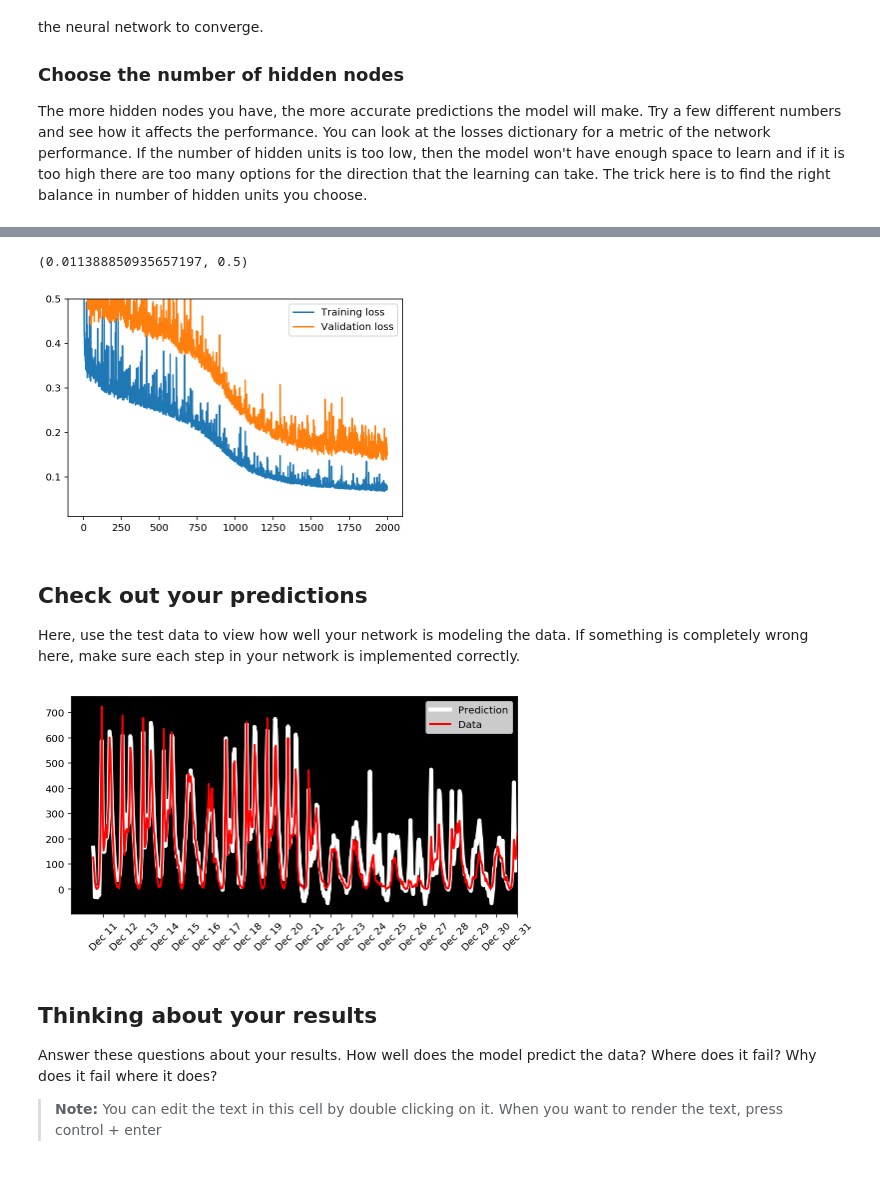
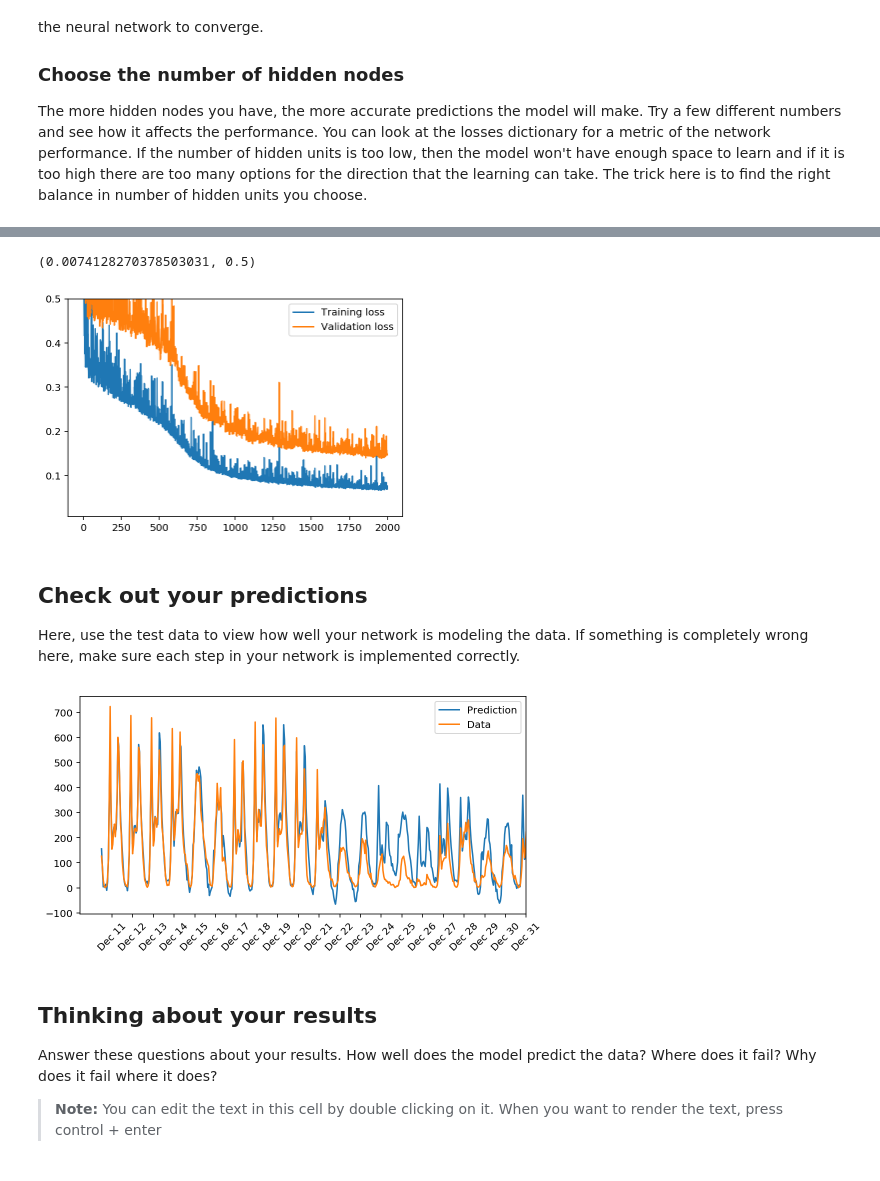
Before and after one commit to smartie-dieter/Udacity-Deep-Learning, a Jupyter notebook: Project 1/dlnd-your-first-neural-network.ipynb, the cells around one changed output, grey strips where cells are left out. Cells and saved outputs as stored; diff of their text form; code cells hidden in the pictures.

```diff
--- a/Project 1/dlnd-your-first-neural-network.ipynb
+++ b/Project 1/dlnd-your-first-neural-network.ipynb
@@ -132,6 +133,13 @@ class NeuralNetwork(object):
     def sigmoid(self, x):
         return 1/(1+np.exp(-x))
 
+    def sigmoid_derivative(self, x):
+        """ sigmoid_derivative(x) = x * (1 - x)
+            when x = sigmoid (x)
+
+            => sigmoid(x)' = sigmoid(x) * (1 - sigmoid(x))
+        """
+        return x * (1 - x)
 
 
     def train(self, inputs_list, targets_list):
@@ -163,19 +171,25 @@ class NeuralNetwork(object):
         ### Backward pass ###
 
         # TODO: Output error
-        output_errors = targets - final_outputs
+        output_errors = (targets - final_outputs)
 
         # TODO: Backpropagated error
         # derivative of x = 1
-        hidden_errors = output_errors * 1
+        #hidden_errors = output_errors,output_errors * 1
+        hidden_errors = np.dot(output_errors,self.weights_hidden_to_output)
 
-        hidden_grad = np.dot(self.weights_hidden_to_output.T,hidden_errors) * \
-                    (hidden_outputs * (1 - hidden_outputs))
+        hidden_grad = hidden_errors.T * (hidden_outputs * (1 - hidden_outputs))
+
+        # TODO: Update the weights
+        self.weights_hidden_to_output += self.lr * np.dot(output_errors, hidden_outputs.T)
+        #self.weights_hidden_to_output += self.lr * hidden_errors * hidden_outputs.T # update hidden-to-output weights with gradient descent step
+        self.weights_input_to_hidden += self.lr * np.dot(hidden_grad, inputs.T)# update input-to-hidden weights with gradient descent step
 
 
-        # TODO: Update the weights
-        self.weights_hidden_to_output += self.lr * hidden_errors * hidden_outputs.T # update hidden-to-output weights with gradient descent step
-        self.weights_input_to_hidden += self.lr * hidden_grad * inputs_list# update input-to-hidden weights with gradient descent step
+
+
+        #self.weights_input_to_hidden += self.lr * np.dot(hidden_errors.T*hidden_grad, inputs.T)
+
 
 
     def run(self, inputs_list):
@@ -247,28 +261,28 @@ plt.plot(losses['validation'], label='Validation loss')
 plt.legend()
 plt.ylim(ymax=0.5)
 # %% [output]
-(0.011388850935657197, 0.5)
+(0.0074128270378503031, 0.5)
-[figure, old version]
+[figure, new version]
 # %% [markdown]
 ## Check out your predictions
 
 Here, use the test data to view how well your network is modeling the data. If something is completely wrong here, make sure each step in your network is implemented correctly.
 # %%
 fig, ax = plt.subplots(figsize=(8,4))
-ax.set_axis_bgcolor('black')
+
 mean, std = scaled_features['cnt']
 predictions = network.run(test_features)*std + mean
-ax.plot(predictions[0], label='Prediction',lineWidth = 4 ,color='w')
-ax.plot((test_targets['cnt']*std + mean).values, label='Data',lineWidth = 2 ,color='R')
+ax.plot(predictions[0], label='Prediction')
+ax.plot((test_targets['cnt']*std + mean).values, label='Data')
 ax.set_xlim(right=len(predictions))
 ax.legend()
 
 dates = pd.to_datetime(rides.ix[test_data.index]['dteday'])
 dates = dates.apply(lambda d: d.strftime('%b %d'))
 ax.set_xticks(np.arange(len(dates))[12::24])
 _ = ax.set_xticklabels(dates[12::24], rotation=45)
 # %% [output]
-[figure, old version]
+[figure, new version]
 # %% [markdown]
 ## Thinking about your results
 
```
Also changed, not shown: parts of 3 cells of this notebook, 1 other file.
